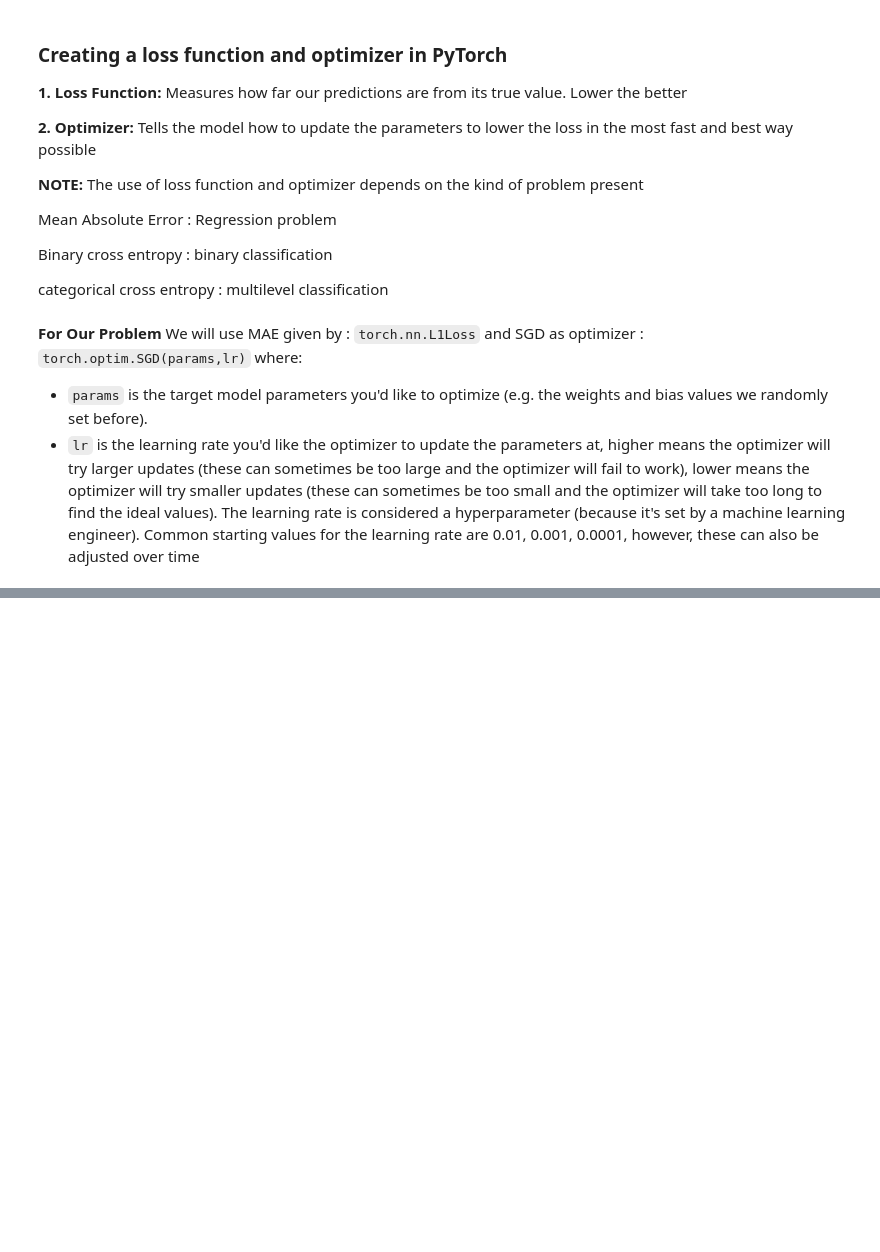
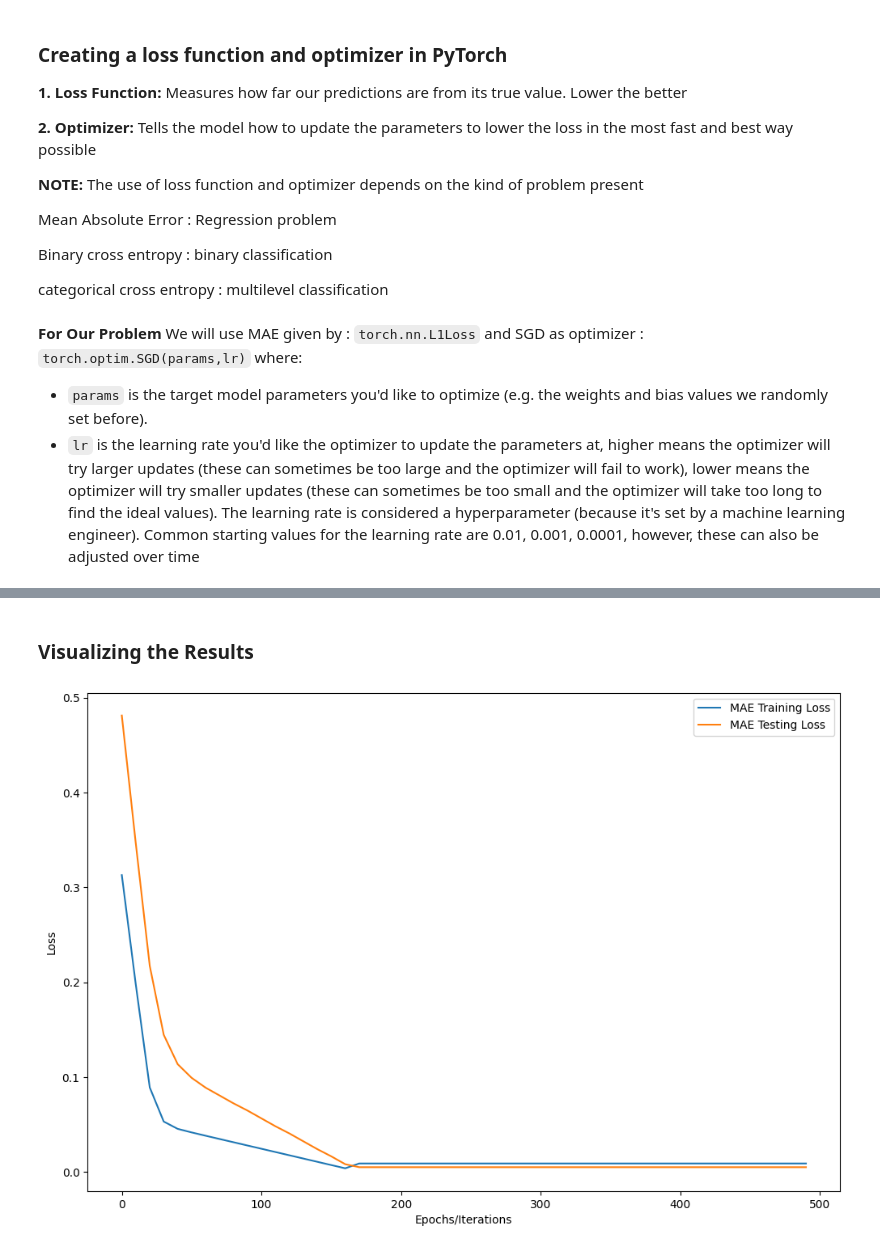
Before and after one commit to SahilTuladhar/TensorFlow-and-Pytorch--Practice, a Jupyter notebook: 01_PyTorch_Workflow_Fundamentals.ipynb, the cells around one changed output, grey strips where cells are left out. Saved outputs shown, nothing was run; the diff lists cells and outputs as text; code cells hidden in the pictures; blank space fills up the shorter version.

Commit message:
training and testing loop created

```diff
--- a/01_PyTorch_Workflow_Fundamentals.ipynb
+++ b/01_PyTorch_Workflow_Fundamentals.ipynb
@@ -108,7 +108,7 @@ plot_predictions()
 # %%
 # Creating a pure pytorch model class
 
-class LinearRefressionModel(nn.Module):
+class LinearRegressionModel(nn.Module):
 
    def __init__(self):
 
@@ -147,7 +147,7 @@ we can check the parameters of a model instance of the model class using *.param
 # %%
 torch.manual_seed(42)
 
-model_0 = LinearRefressionModel()
+model_0 = LinearRegressionModel()
 
 #Checking parameters
 list(model_0.parameters())
@@ -266,7 +266,7 @@ loss_fn = nn.L1Loss()
 
 # Create the optimizer
 
-opimizer = torch.optim.SGD(params = model_0.parameters() , lr = 0.01)
+optimizer = torch.optim.SGD(params = model_0.parameters() , lr = 0.01)
 # %% [markdown]
 ## Creating an optimization loop in PyTorch
 - optimization loop refers to tranining loop
@@ -284,0 +380,12 @@ opimizer = torch.optim.SGD(params = model_0.parameters() , lr = 0.01)
+# %% [markdown]
+### Visualizing the Results
+# %%
+plt.figure(figsize=(12 , 8))
+plt.plot(epoch_count , training_loss , label = "MAE Training Loss")
+plt.plot(epoch_count , testing_loss , label = "MAE Testing Loss")
+plt.ylabel("Loss")
+plt.xlabel('Epochs/Iterations')
+plt.legend()
+plt.show()
+# %% [output]
+[figure, added]
```
Also changed, not shown: parts of 6 cells of this notebook.
